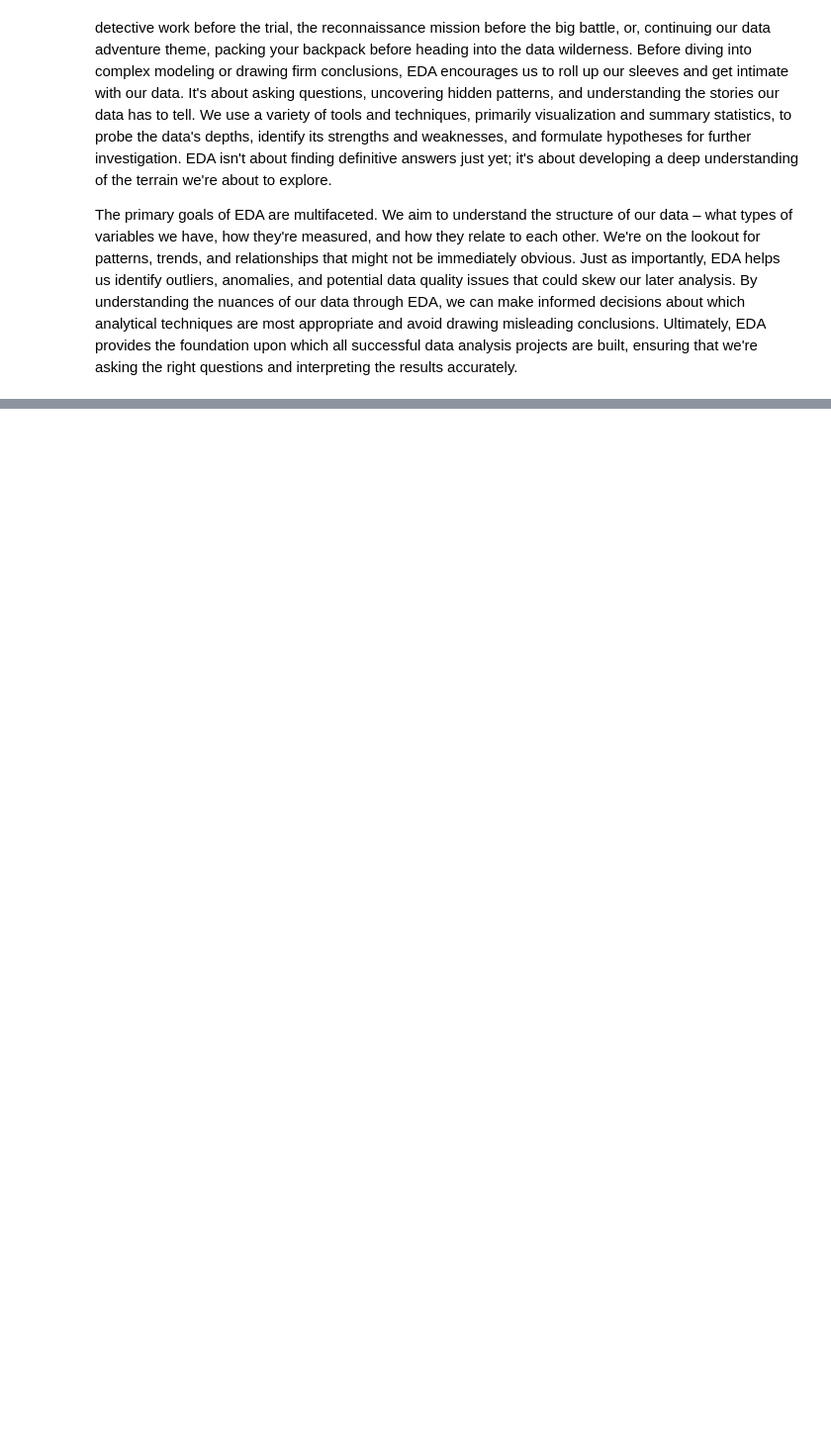
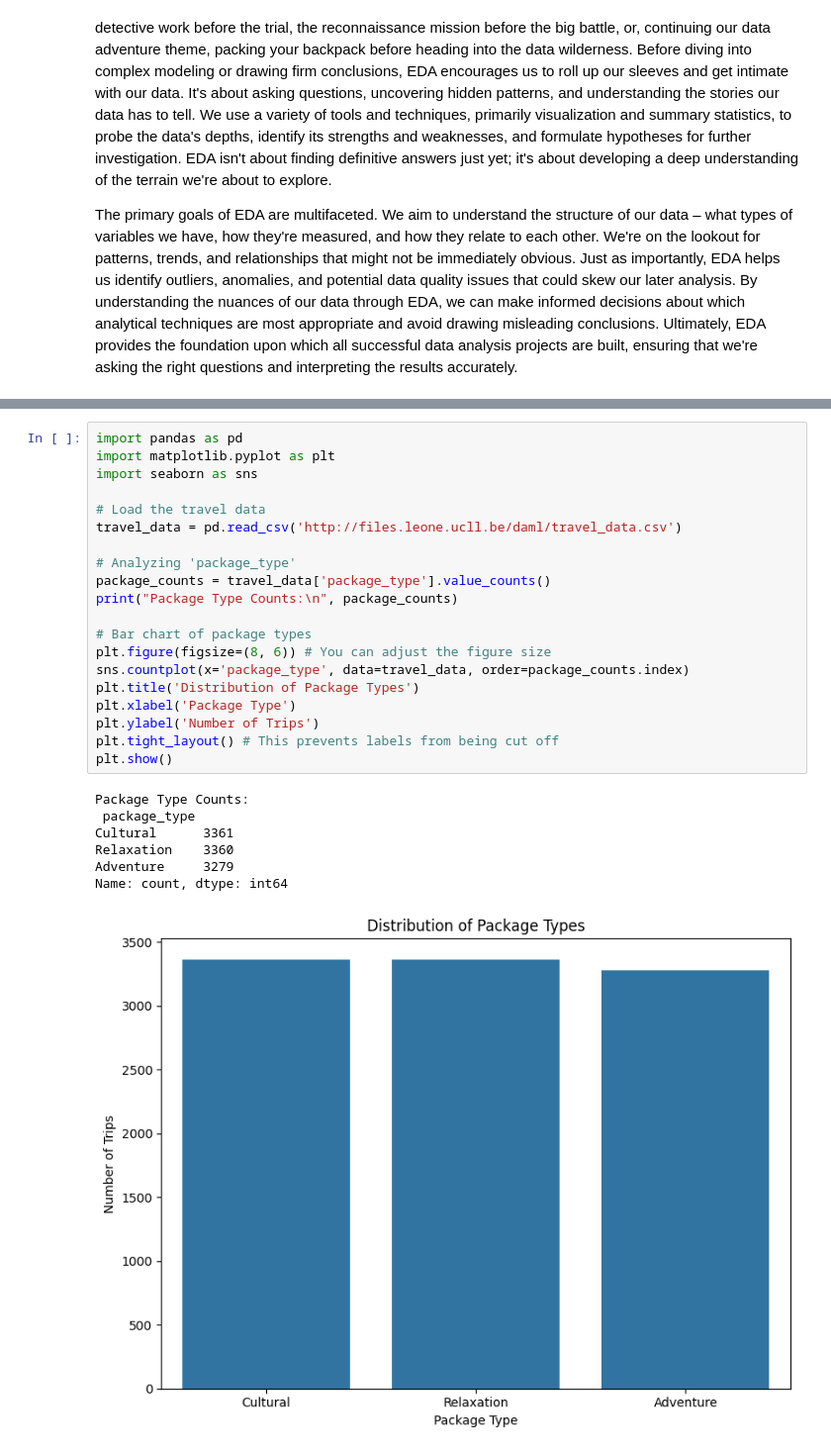
Before and after one commit to ucll-daml/book, a Jupyter notebook: docs/_sources/chapter_3/chapter3.ipynb, the cells around one changed output, grey strips where cells are left out. Shown: that part at 99% size. Drawn from its saved outputs; the diff is of its cells as text; blank space fills up the shorter version.

```diff
--- a/docs/_sources/chapter_3/chapter3.ipynb
+++ b/docs/_sources/chapter_3/chapter3.ipynb
@@ -8,0 +81,28 @@ The primary goals of EDA are multifaceted. We aim to understand the structure of
+# %%
+import pandas as pd
+import matplotlib.pyplot as plt
+import seaborn as sns
+
+# Load the travel data
+travel_data = pd.read_csv('http://files.leone.ucll.be/daml/travel_data.csv')
+
+# Analyzing 'package_type'
+package_counts = travel_data['package_type'].value_counts()
+print("Package Type Counts:\n", package_counts)
+
+# Bar chart of package types
+plt.figure(figsize=(8, 6)) # You can adjust the figure size
+sns.countplot(x='package_type', data=travel_data, order=package_counts.index)
+plt.title('Distribution of Package Types')
+plt.xlabel('Package Type')
+plt.ylabel('Number of Trips')
+plt.tight_layout() # This prevents labels from being cut off
+plt.show()
+# %% [output]
+Package Type Counts:
+ package_type
+Cultural      3361
+Relaxation    3360
+Adventure     3279
+Name: count, dtype: int64
+[figure, added]
```
Also changed, not shown: parts of 43 cells of this notebook, 25 other files.
